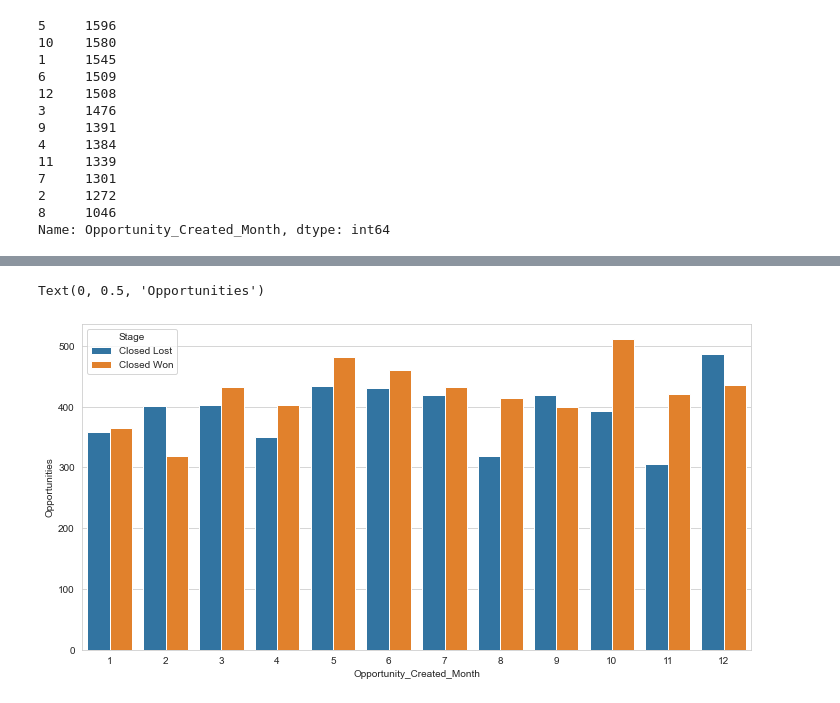
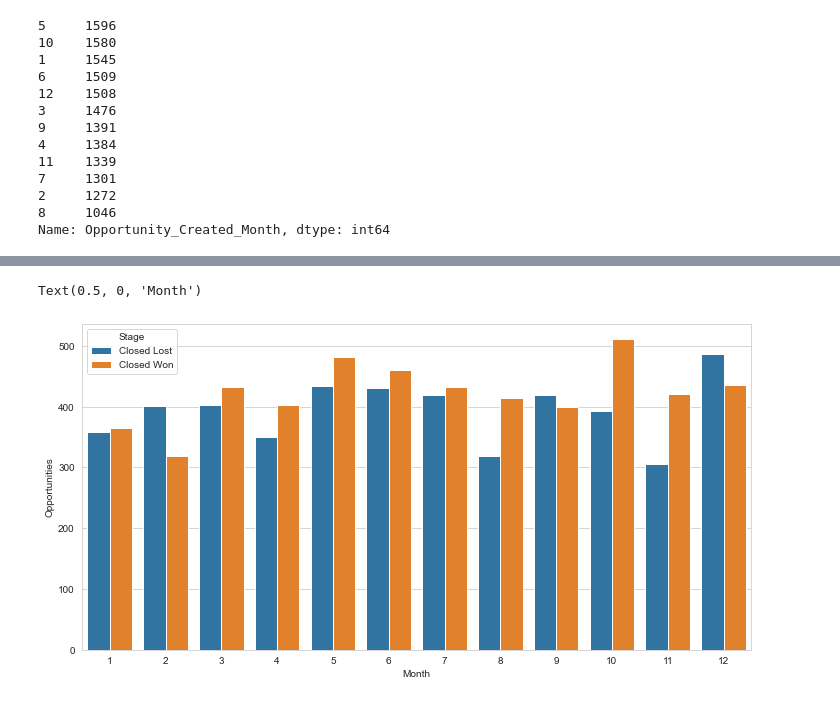
Before and after one commit to fede-alt/datos_2c2020_tp1, a Jupyter notebook: Pruebas/Pruebas_Fede.ipynb, the cells around one changed output, grey strips where cells are left out. Saved outputs shown, nothing was run; the diff lists cells and outputs as text; code cells hidden in the pictures.

```diff
--- a/Pruebas/Pruebas_Fede.ipynb
+++ b/Pruebas/Pruebas_Fede.ipynb
@@ -98,8 +102,9 @@ Oportunidades 'Closed Won' promedio por Account_Owner = 153.125
 # %%
 moth_creation = df[(df["Stage"]=="Closed Won") | (df["Stage"]=="Closed Lost")].drop_duplicates(subset=['Opportunity_ID'], keep='last').groupby(["Opportunity_Created_Month","Stage"]).agg({"Opportunity_ID":"count"}).reset_index()
 fig, ax = plt.subplots(figsize = (12,6))
-fig = sns.barplot(data=moth_creation,x="Opportunity_Created_Month", y="Opportunity_ID", hue="Stage")
+fig = sns.barplot(data=moth_creation,x="Opportunity_Created_Month", y="Opportunity_ID", hue="Stage", ax=ax)
 fig.set_ylabel("Opportunities")
+fig.set_xlabel("Month")
 # %% [output]
-Text(0, 0.5, 'Opportunities')
+Text(0.5, 0, 'Month')
-[figure, old version]
+[figure, new version]
```
Also changed, not shown: parts of 1 cell of this notebook.
